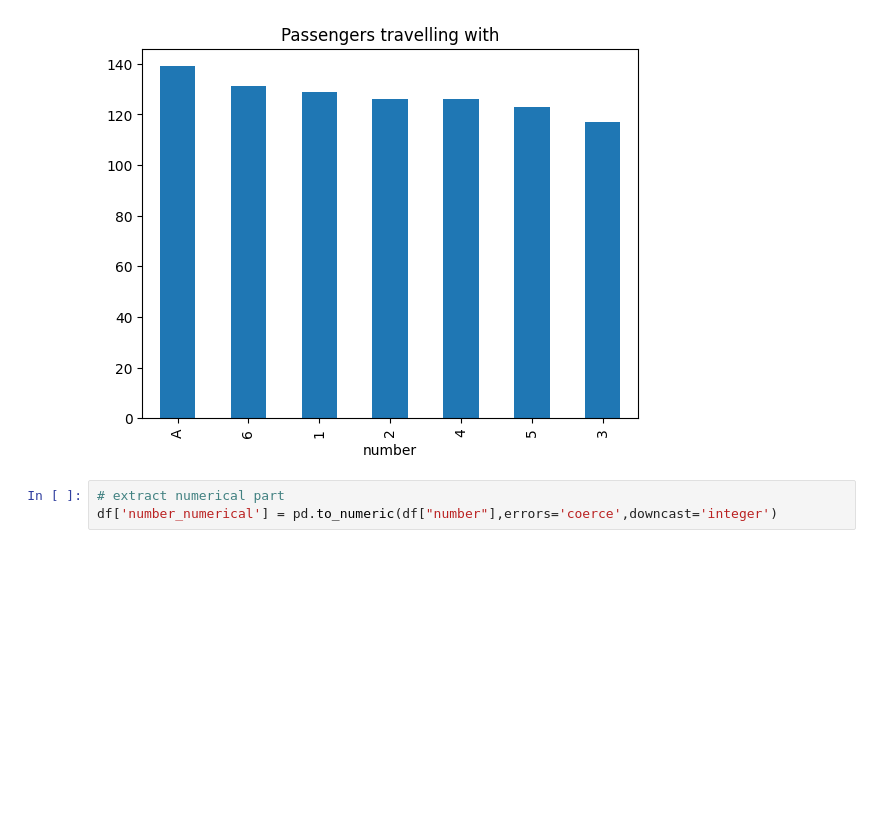
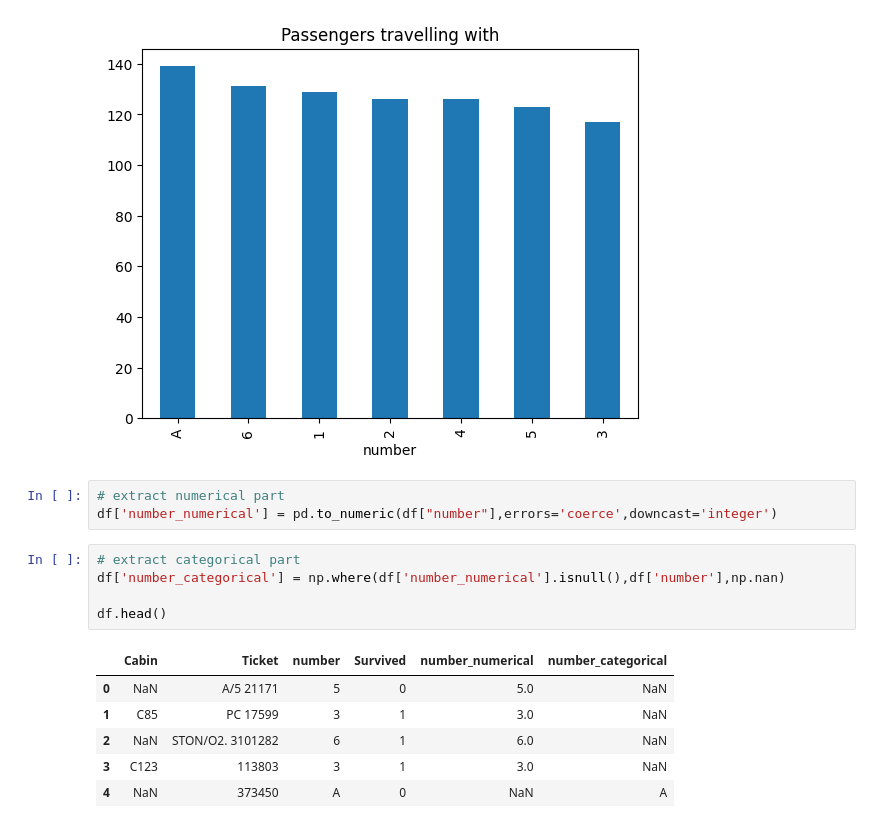
Before and after one commit to najnin26/Machine-Learning, a Jupyter notebook: Basic/handling-mixed-variables.ipynb, the cells around one changed output. Drawn from its saved outputs; the diff is of its cells as text; blank space fills up the shorter version.

```diff
--- a/Basic/handling-mixed-variables.ipynb
+++ b/Basic/handling-mixed-variables.ipynb
@@ -25,3 +25,15 @@ Text(0.5, 1.0, 'Passengers travelling with')
 # %%
 # extract numerical part
 df['number_numerical'] = pd.to_numeric(df["number"],errors='coerce',downcast='integer')
+# %%
+# extract categorical part
+df['number_categorical'] = np.where(df['number_numerical'].isnull(),df['number'],np.nan)
+
+df.head()
+# %% [output]
+|  | Cabin | Ticket | number | Survived | number_numerical | number_categorical |
+| 0 | NaN | A/5 21171 | 5 | 0 | 5.0 | NaN |
+| 1 | C85 | PC 17599 | 3 | 1 | 3.0 | NaN |
+| 2 | NaN | STON/O2. 3101282 | 6 | 1 | 6.0 | NaN |
+| 3 | C123 | 113803 | 3 | 1 | 3.0 | NaN |
+| 4 | NaN | 373450 | A | 0 | NaN | A |
```
Also changed, not shown: parts of 4 cells of this notebook.
